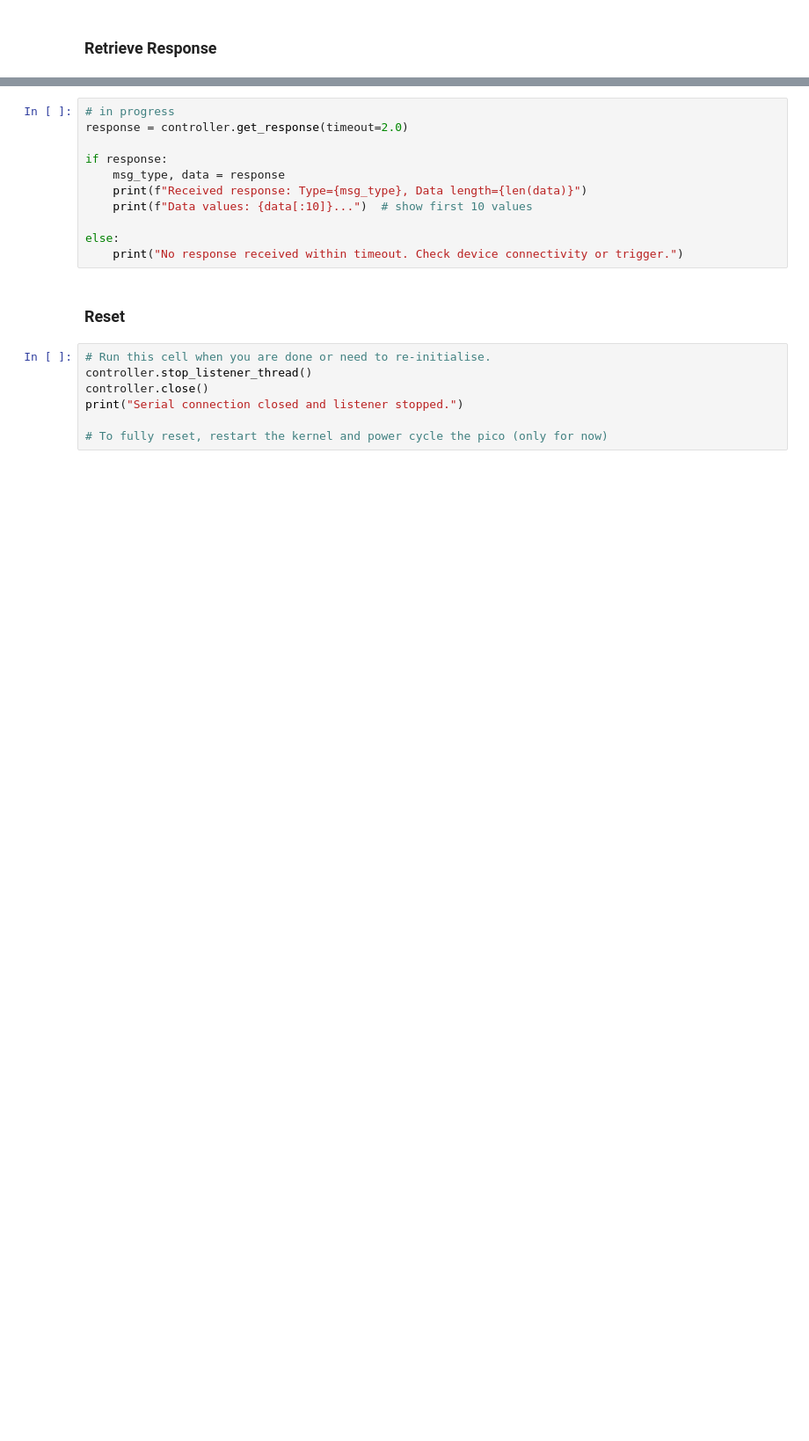
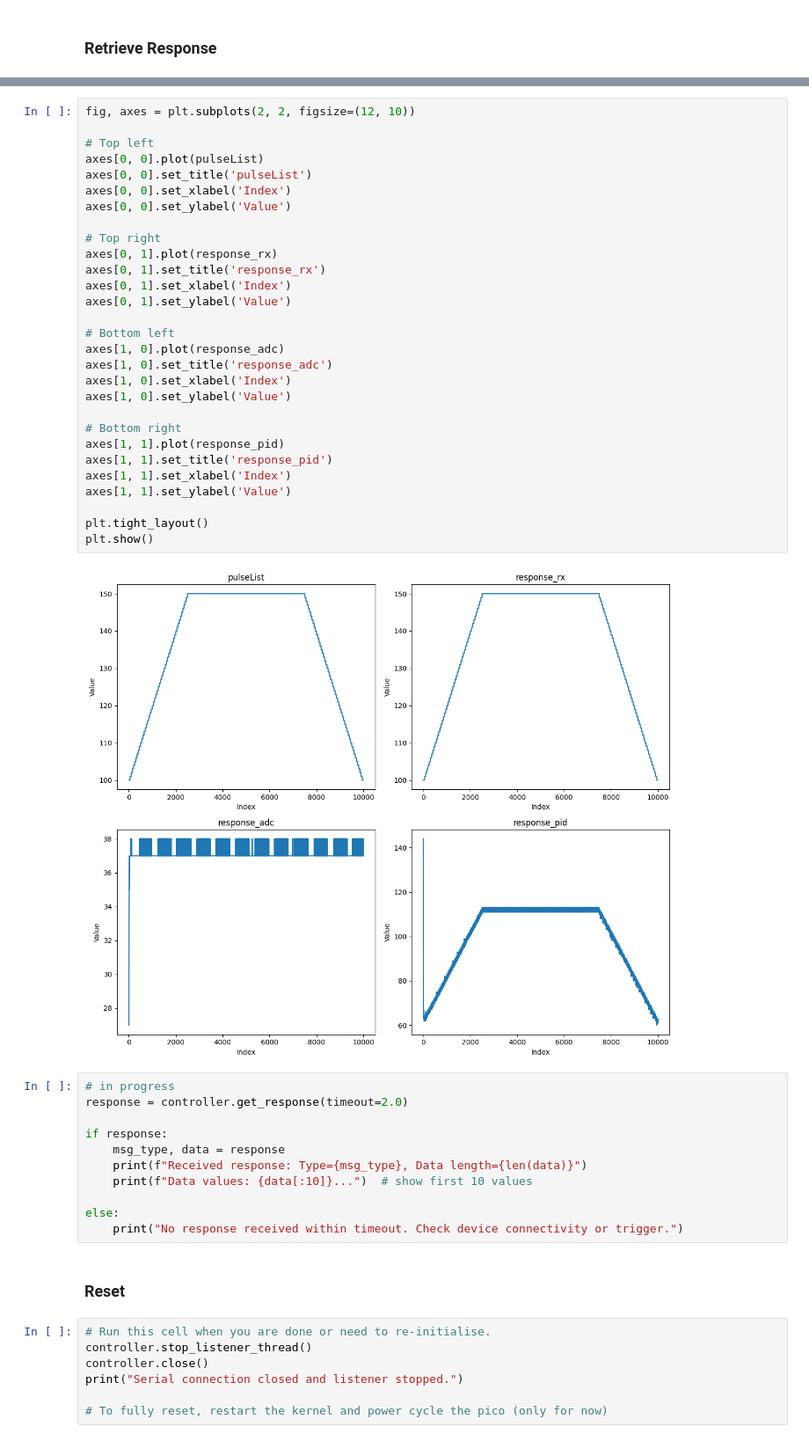
Before and after one commit to em-ep/cutiePi_controller, a Jupyter notebook: coil_test.ipynb, the cells around one changed output, grey strips where cells are left out. Shown at 88% size. Cells and saved outputs as stored; diff of their text form; blank space fills up the shorter version.

```diff
--- a/coil_test.ipynb
+++ b/coil_test.ipynb
@@ -228,3 +291,34 @@ Switched to null state: [0, 0, 0, 0]
+# %%
+fig, axes = plt.subplots(2, 2, figsize=(12, 10))
+
+# Top left
+axes[0, 0].plot(pulseList)
+axes[0, 0].set_title('pulseList')
+axes[0, 0].set_xlabel('Index')
+axes[0, 0].set_ylabel('Value')
+
+# Top right
+axes[0, 1].plot(response_rx)
+axes[0, 1].set_title('response_rx')
+axes[0, 1].set_xlabel('Index')
+axes[0, 1].set_ylabel('Value')
+
+# Bottom left
+axes[1, 0].plot(response_adc)
+axes[1, 0].set_title('response_adc')
+axes[1, 0].set_xlabel('Index')
+axes[1, 0].set_ylabel('Value')
+
+# Bottom right
+axes[1, 1].plot(response_pid)
+axes[1, 1].set_title('response_pid')
+axes[1, 1].set_xlabel('Index')
+axes[1, 1].set_ylabel('Value')
+
+plt.tight_layout()
+plt.show()
+# %% [output]
+[figure, added]
 # %%
 # in progress
 response = controller.get_response(timeout=2.0)
```
Also changed, not shown: parts of 11 cells of this notebook.
